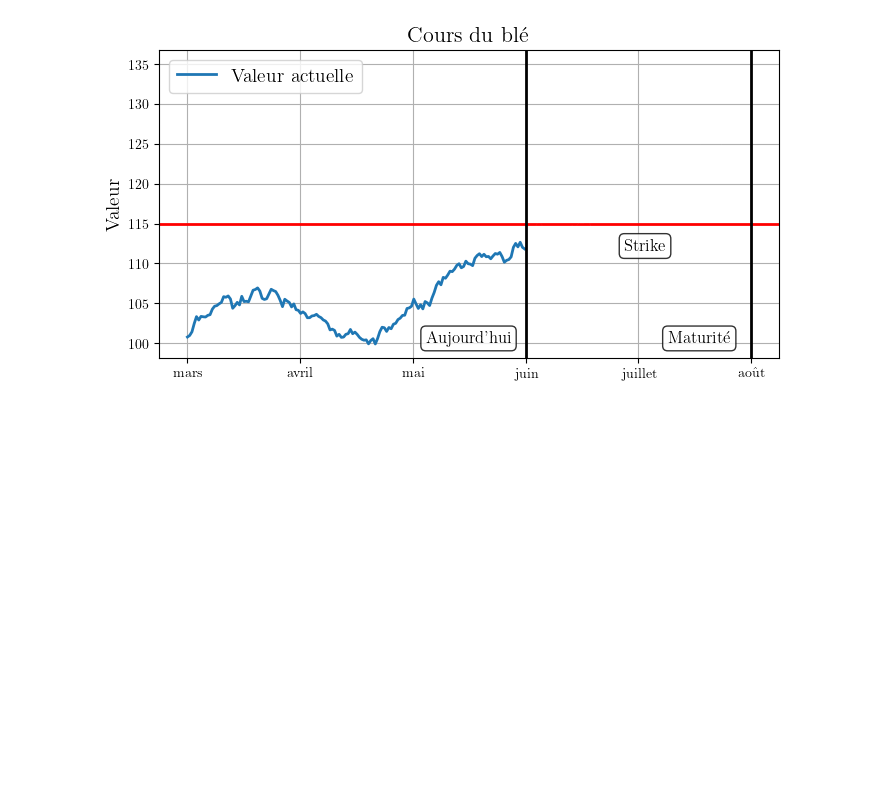
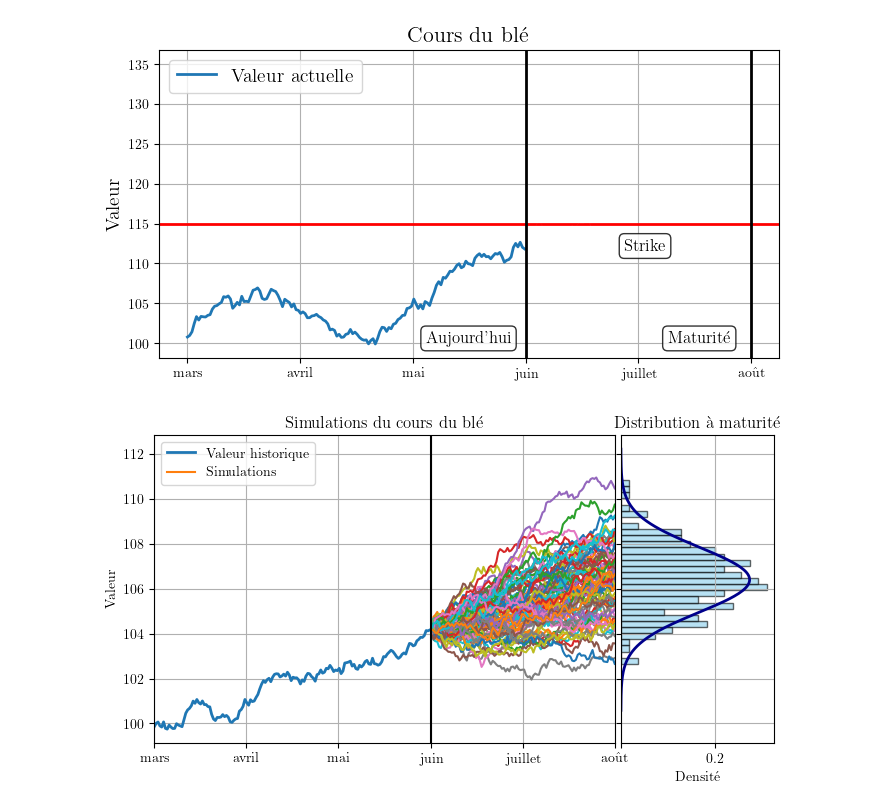
Before and after one commit to matthbatt/Deep-learning-gravitational-lensing, a Jupyter notebook: Untitled.ipynb, the cells around one changed output. Saved outputs shown, nothing was run; the diff lists cells and outputs as text; code cells hidden in the pictures; blank space fills up the shorter version.

```diff
--- a/Untitled.ipynb
+++ b/Untitled.ipynb
@@ -251,50 +267,74 @@ S_T = S_future[:, -1]   # distribution at maturity
 # Create two subplots sharing Y axis
 # -----------------------------
 fig, (ax1, ax2) = plt.subplots(
-    1, 2, sharey=True, figsize=(12, 6),
-    gridspec_kw={"width_ratios": [3, 1]}
+    1, 2, sharey=True, figsize=(8, 4),
+    gridspec_kw={"width_ratios": [3, 1], "wspace" : 0.02}
 )
+
+# plt.subplots_adjust(left=0, right=1, wspace=0.0)
 
 # -----------------------------
 # Left plot: Brownian motion
 # -----------------------------
-ax1.plot(t[:today_idx], S_past, linewidth=2, label="Past path")
+ax1.plot(t[:today_idx], S_past, linewidth=2, label="Valeur historique")
 ax1.grid(True)
 
 for i in range(80):
     ax1.plot(t[today_idx:], S_future[i], alpha=1)
+ax1.plot(t[today_idx:], S_future[i], alpha=1, label = "Simulations")
 
-ax1.axvline(today, color="black", linestyle="--", label="Today")
-ax1.axhline(strike, color="red", linewidth=2)
+ax1.axvline(today, color="black")
+# ax1.axvline(1, color="black")
+# ax1.axhline(strike, color="red", linewidth=2)
 
-ax1.set_xlabel("Time")
-ax1.set_ylabel("Price")
-ax1.set_title("Brownian Motion with Future Simulations")
+# ax1.set_xlabel("Time")
+ax1.set_ylabel("Valeur")
+ax1.set_title("Simulations du cours du blé")
 ax1.legend()
 
 # -----------------------------
 # Right plot: Rotated histogram
 # -----------------------------
 ax2.hist(
     S_T,
     bins=30,
     density=True,
     alpha=0.6,
     color="skyblue",
     orientation="horizontal",
     edgecolor="black"
 )
 
 # Bell curve (horizontal)
 mean = np.mean(S_T)
 std = np.std(S_T)
 y_vals = np.linspace(mean - 4*std, mean + 4*std, 200)
 x_vals = norm.pdf(y_vals, mean, std)
 
 ax2.plot(x_vals, y_vals, color="darkblue", linewidth=2)
+ax2.grid(True)
+# ax1.spines['right'].set_visible(False)
+# ax2.spines['left'].set_visible(False)
 
-ax2.set_xlabel("Density")
-ax2.set_title("Distribution at Maturity")
 
+ax1.set_xticks([0, 0.2, 0.4, 0.6, 0.8, 1.0])
+ax1.set_xticklabels([
+    "mars", "avril", "mai",
+    "juin", "juillet", "août"
+])
+
+ax2.set_xticks([0, 0.2])
+ax2.set_xticklabels([
+"", "0.2"])
+
+ax2.set_xlabel("Densité")
+ax1.set_xlim(0, 1)
+# ax2.set_yticklabels([])
+ax2.set_title("Distribution à maturité")
 plt.tight_layout()
+
+plt.savefig("/net/CLUSTER/VAULT/users/mbatt/gravitational_lensing/plots/bs.png", dpi=300, bbox_inches="tight", transparent=True)
+
 plt.show()
+# %% [output]
+[figure, added]
```
Also changed, not shown: parts of 14 cells of this notebook, 17 other files.
